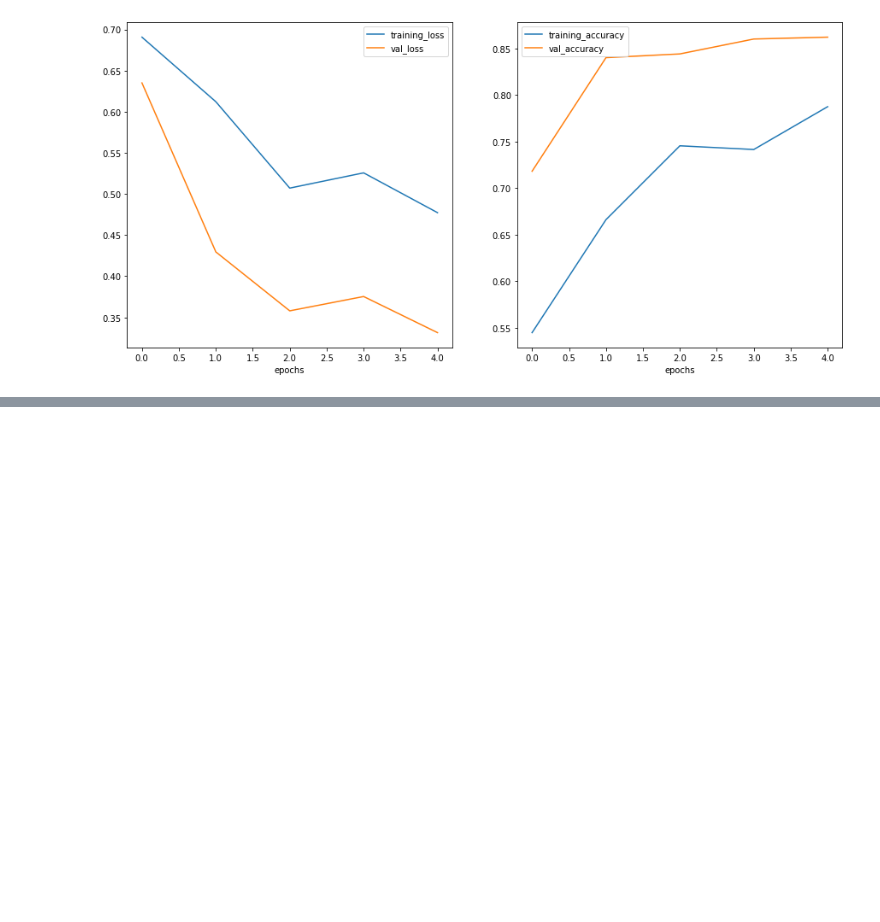
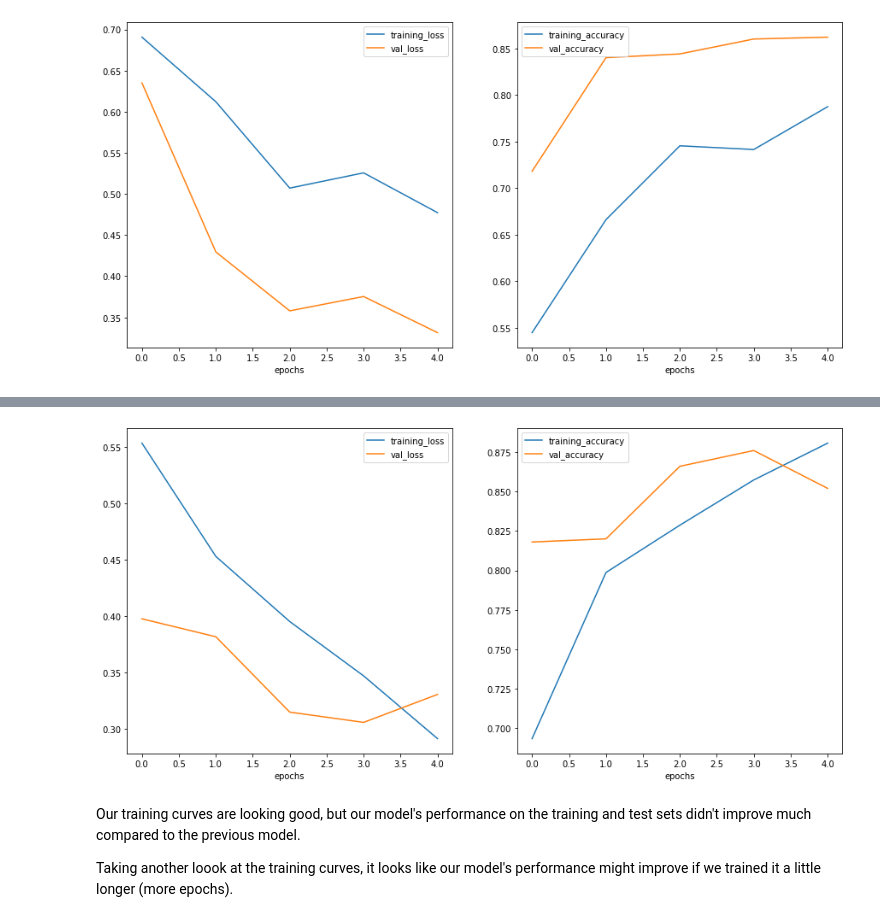
Before and after one commit to danchaud-vincent/tensorflow-deep-learning, a Jupyter notebook: 03_convolutional_neural_networks_in_tensorflow.ipynb, the cells around one changed output, grey strips where cells are left out. Cells and saved outputs as stored; diff of their text form; code cells hidden in the pictures; blank space fills up the shorter version.

```diff
--- a/03_convolutional_neural_networks_in_tensorflow.ipynb
+++ b/03_convolutional_neural_networks_in_tensorflow.ipynb
@@ -1122,0 +1229,9 @@ plot_loss_curves(history_7)
+# %%
+# loss curves model_1
+plot_loss_curves(history_1)
+# %% [output]
+[figure, added]
+# %% [markdown]
+Our training curves are looking good, but our model's performance on the training and test sets didn't improve much compared to the previous model.
+
+Taking another loook at the training curves, it looks like our model's performance might improve if we trained it a little longer (more epochs).
```
Also changed, not shown: parts of 11 cells of this notebook.
